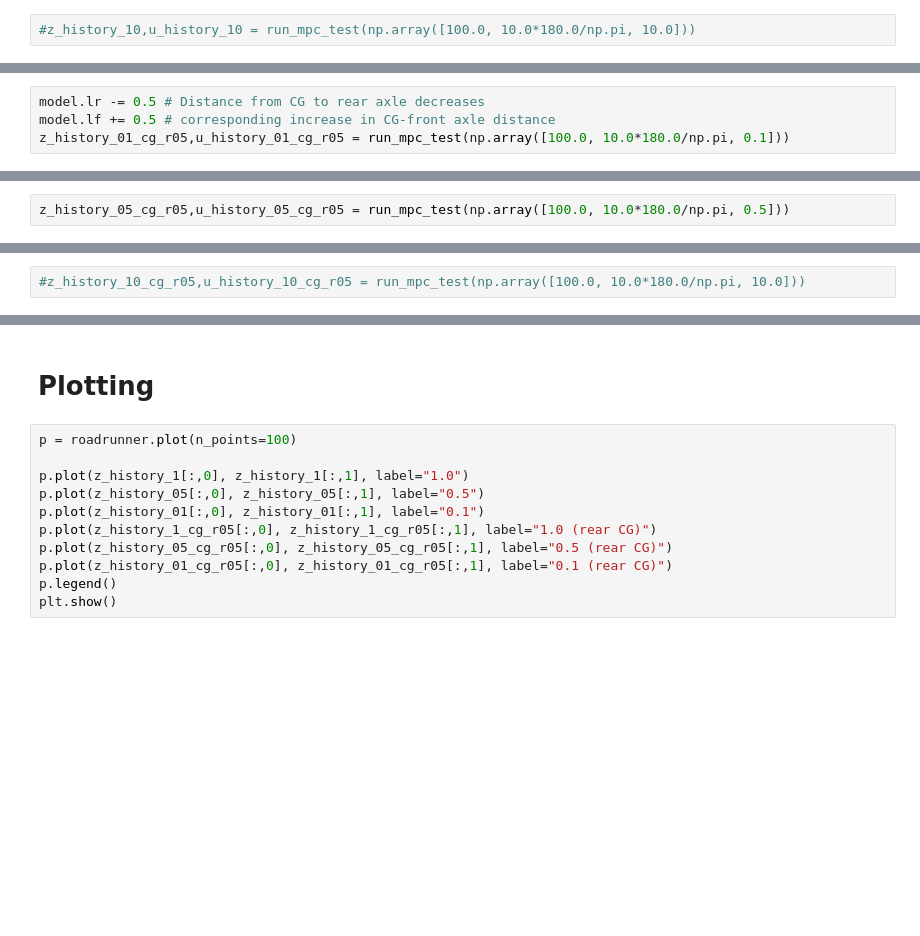
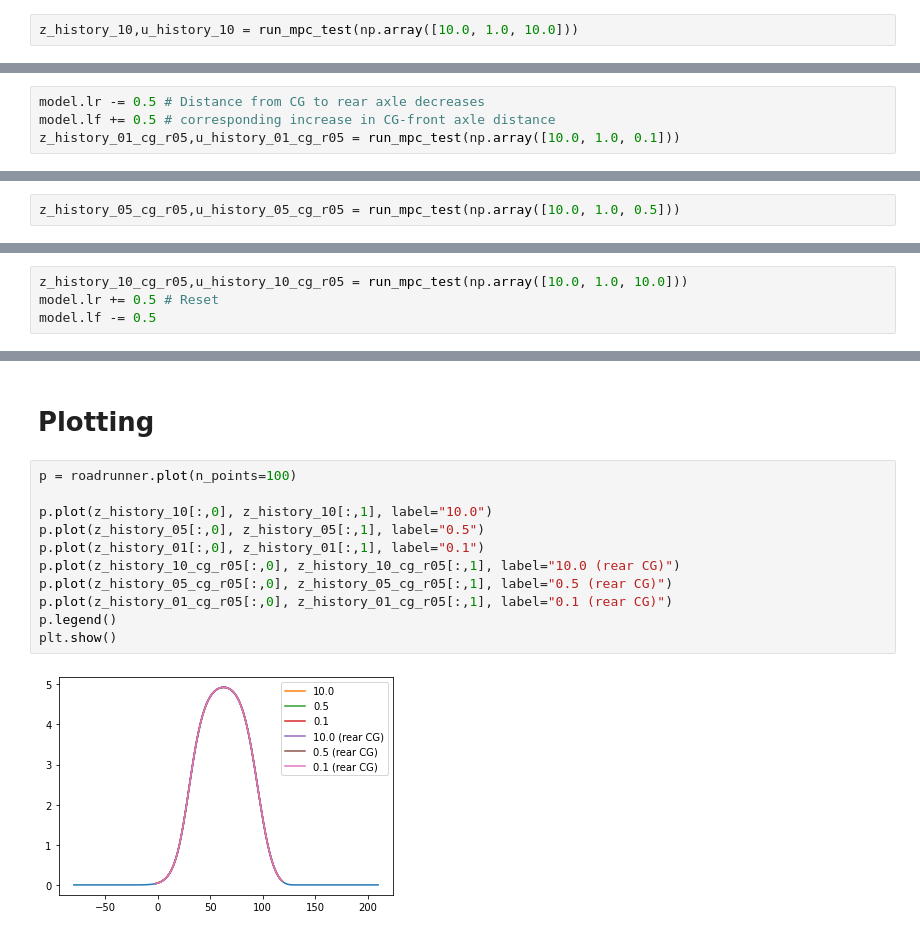
Before and after one commit to elsoroka/AutonomousCarMPC, a Jupyter notebook: Casadi opti stack MPC.ipynb, the cells around one changed output, grey strips where cells are left out. Saved outputs shown, nothing was run; the diff lists cells and outputs as text; blank space fills up the shorter version.

```diff
--- a/Casadi opti stack MPC.ipynb
+++ b/Casadi opti stack MPC.ipynb
@@ -209,2 +319,2 @@ z_history_1,u_history_1 = run_mpc_test(np.array([100.0, 10.0*180.0/np.pi, 1.0]))
 # %%
-#z_history_10,u_history_10 = run_mpc_test(np.array([100.0, 10.0*180.0/np.pi, 10.0]))
+z_history_10,u_history_10 = run_mpc_test(np.array([10.0, 1.0, 10.0]))
@@ -213,4 +341,4 @@ z_history_1,u_history_1 = run_mpc_test(np.array([100.0, 10.0*180.0/np.pi, 1.0]))
 # %%
 model.lr -= 0.5 # Distance from CG to rear axle decreases
 model.lf += 0.5 # corresponding increase in CG-front axle distance
-z_history_01_cg_r05,u_history_01_cg_r05 = run_mpc_test(np.array([100.0, 10.0*180.0/np.pi, 0.1]))
+z_history_01_cg_r05,u_history_01_cg_r05 = run_mpc_test(np.array([10.0, 1.0, 0.1]))
@@ -217,2 +363,2 @@ z_history_01_cg_r05,u_history_01_cg_r05 = run_mpc_test(np.array([100.0, 10.0*180
 # %%
-z_history_05_cg_r05,u_history_05_cg_r05 = run_mpc_test(np.array([100.0, 10.0*180.0/np.pi, 0.5]))
+z_history_05_cg_r05,u_history_05_cg_r05 = run_mpc_test(np.array([10.0, 1.0, 0.5]))
@@ -223,2 +423,4 @@ z_history_1_cg_r05,u_history_1_cg_r05 = run_mpc_test(np.array([100.0, 10.0*180.0
 # %%
-#z_history_10_cg_r05,u_history_10_cg_r05 = run_mpc_test(np.array([100.0, 10.0*180.0/np.pi, 10.0]))
+z_history_10_cg_r05,u_history_10_cg_r05 = run_mpc_test(np.array([10.0, 1.0, 10.0]))
+model.lr += 0.5 # Reset
+model.lf -= 0.5
@@ -227,12 +447,14 @@ z_history_1_cg_r05,u_history_1_cg_r05 = run_mpc_test(np.array([100.0, 10.0*180.0
 # %%
 p = roadrunner.plot(n_points=100)
 
-p.plot(z_history_1[:,0], z_history_1[:,1], label="1.0")
+p.plot(z_history_10[:,0], z_history_10[:,1], label="10.0")
 p.plot(z_history_05[:,0], z_history_05[:,1], label="0.5")
 p.plot(z_history_01[:,0], z_history_01[:,1], label="0.1")
-p.plot(z_history_1_cg_r05[:,0], z_history_1_cg_r05[:,1], label="1.0 (rear CG)")
+p.plot(z_history_10_cg_r05[:,0], z_history_10_cg_r05[:,1], label="10.0 (rear CG)")
 p.plot(z_history_05_cg_r05[:,0], z_history_05_cg_r05[:,1], label="0.5 (rear CG)")
 p.plot(z_history_01_cg_r05[:,0], z_history_01_cg_r05[:,1], label="0.1 (rear CG)")
 p.legend()
 plt.show()
+# %% [output]
+[figure, added]
 # %%
```
Also changed, not shown: parts of 18 cells of this notebook.
